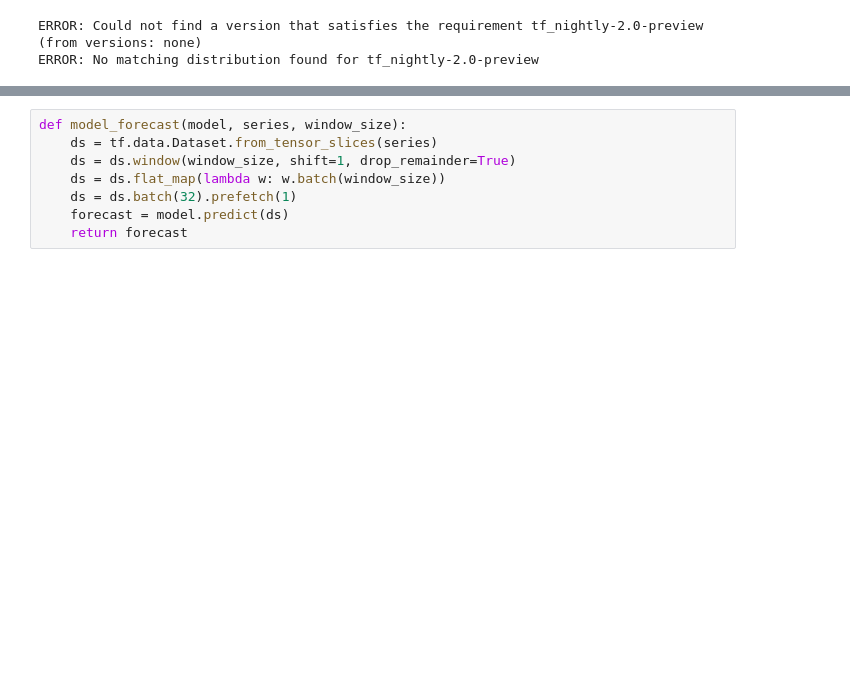
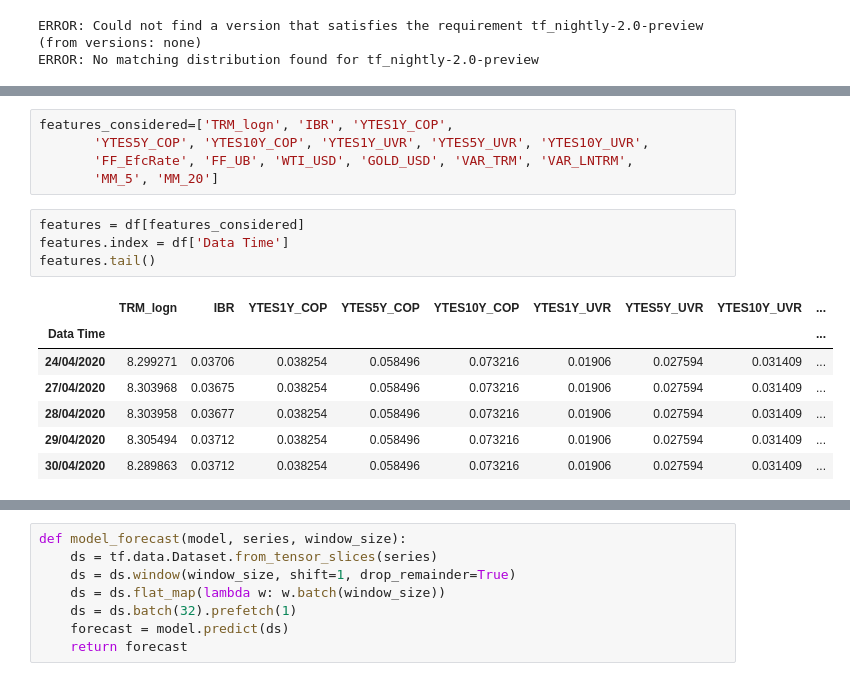
Before and after one commit to lizmosquera/InteligenciaComputacional, a Jupyter notebook: intento1.ipynb, the cells around one changed output, grey strips where cells are left out. Cells and saved outputs as stored; diff of their text form; blank space fills up the shorter version.

```diff
--- a/intento1.ipynb
+++ b/intento1.ipynb
@@ -170,0 +81,17 @@ Epoch 50/50
+# %%
+features_considered=['TRM_logn', 'IBR', 'YTES1Y_COP',
+       'YTES5Y_COP', 'YTES10Y_COP', 'YTES1Y_UVR', 'YTES5Y_UVR', 'YTES10Y_UVR',
+       'FF_EfcRate', 'FF_UB', 'WTI_USD', 'GOLD_USD', 'VAR_TRM', 'VAR_LNTRM',
+       'MM_5', 'MM_20']
+# %%
+features = df[features_considered]
+features.index = df['Data Time']
+features.tail()
+# %% [output]
+|  | TRM_logn | IBR | YTES1Y_COP | YTES5Y_COP | YTES10Y_COP | YTES1Y_UVR | YTES5Y_UVR | YTES10Y_UVR | ... |
+| Data Time |  |  |  |  |  |  |  |  | ... |
+| 24/04/2020 | 8.299271 | 0.03706 | 0.038254 | 0.058496 | 0.073216 | 0.01906 | 0.027594 | 0.031409 | ... |
+| 27/04/2020 | 8.303968 | 0.03675 | 0.038254 | 0.058496 | 0.073216 | 0.01906 | 0.027594 | 0.031409 | ... |
+| 28/04/2020 | 8.303958 | 0.03677 | 0.038254 | 0.058496 | 0.073216 | 0.01906 | 0.027594 | 0.031409 | ... |
+| 29/04/2020 | 8.305494 | 0.03712 | 0.038254 | 0.058496 | 0.073216 | 0.01906 | 0.027594 | 0.031409 | ... |
+| 30/04/2020 | 8.289863 | 0.03712 | 0.038254 | 0.058496 | 0.073216 | 0.01906 | 0.027594 | 0.031409 | ... |
```
Also changed, not shown: parts of 59 cells of this notebook.
